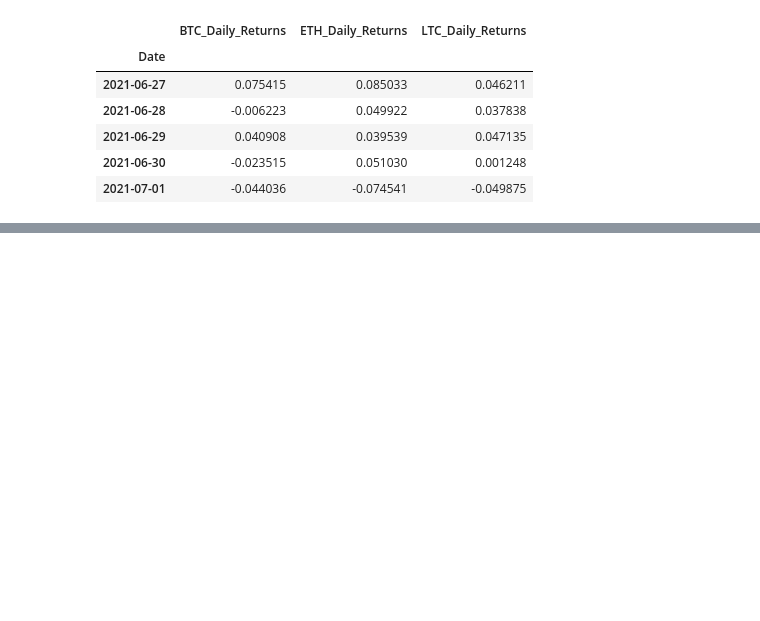
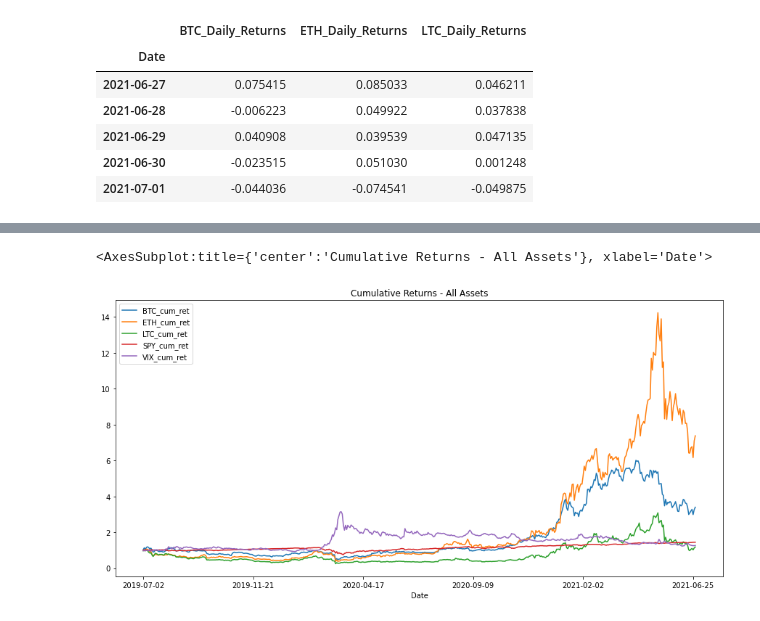
Before and after one commit to jpweldon/Cryptocurrency_Stock_Correlation, a Jupyter notebook: Data_Analysis/data_analysis.ipynb, the cells around one changed output, grey strips where cells are left out. Saved outputs shown, nothing was run; the diff lists cells and outputs as text; code cells hidden in the pictures; blank space fills up the shorter version.

```diff
--- a/Data_Analysis/data_analysis.ipynb
+++ b/Data_Analysis/data_analysis.ipynb
@@ -279,0 +318,20 @@ crypto_cummulative_returns.plot(
+# %%
+# Use pandas concat() function to create new DataFrame to include all assets organized by date
+overlay_dates = pd.concat(
+    [
+        crypto_cumulative_returns,
+        spy_cumulative_return,
+        vix_cumulative_return
+    ],
+    axis = 1,
+    join = 'inner'
+)
+
+# Plot the new DataFrame to visualize all cumulative returns and VIX data
+overlay_dates.plot(
+    figsize = (15,7),
+    title = 'Cumulative Returns - All Assets'
+)
+# %% [output]
+<AxesSubplot:title={'center':'Cumulative Returns - All Assets'}, xlabel='Date'>
+[figure, added]
```
Also changed, not shown: parts of 17 cells of this notebook.
